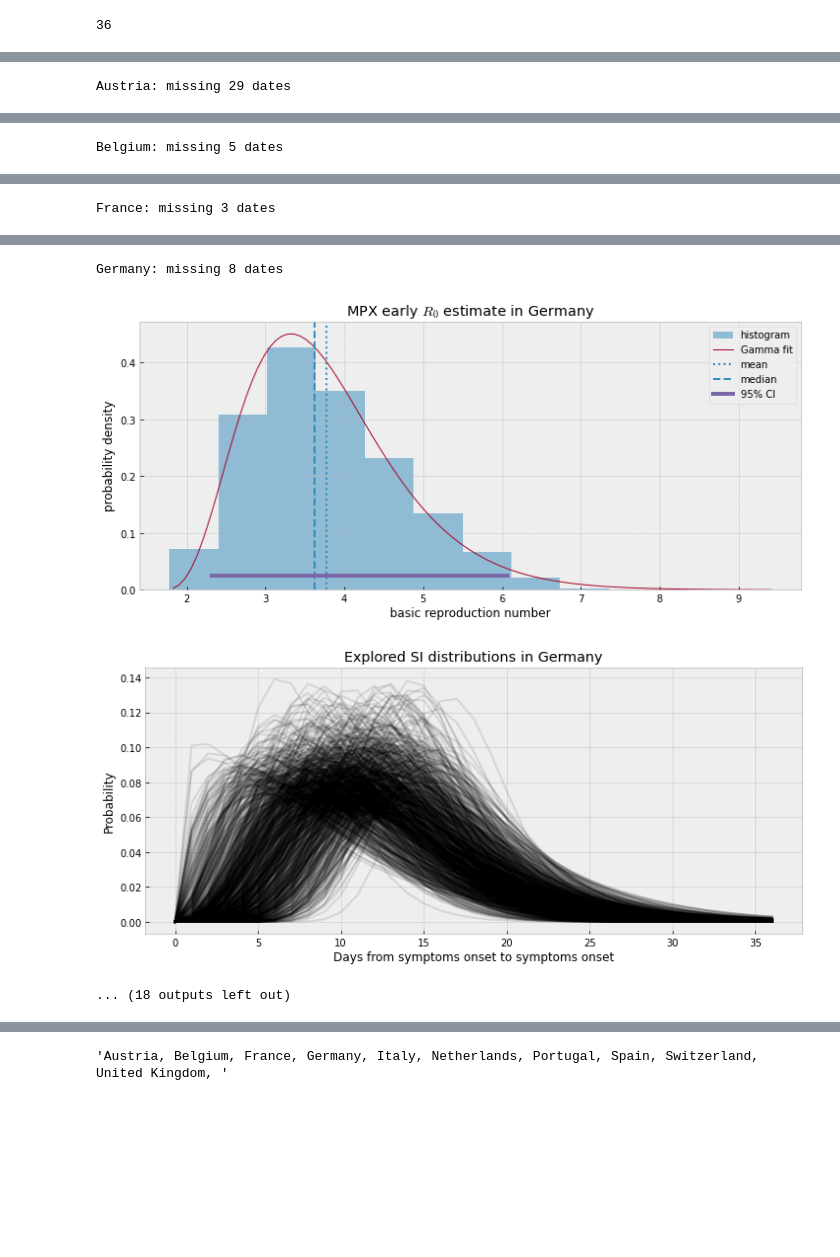
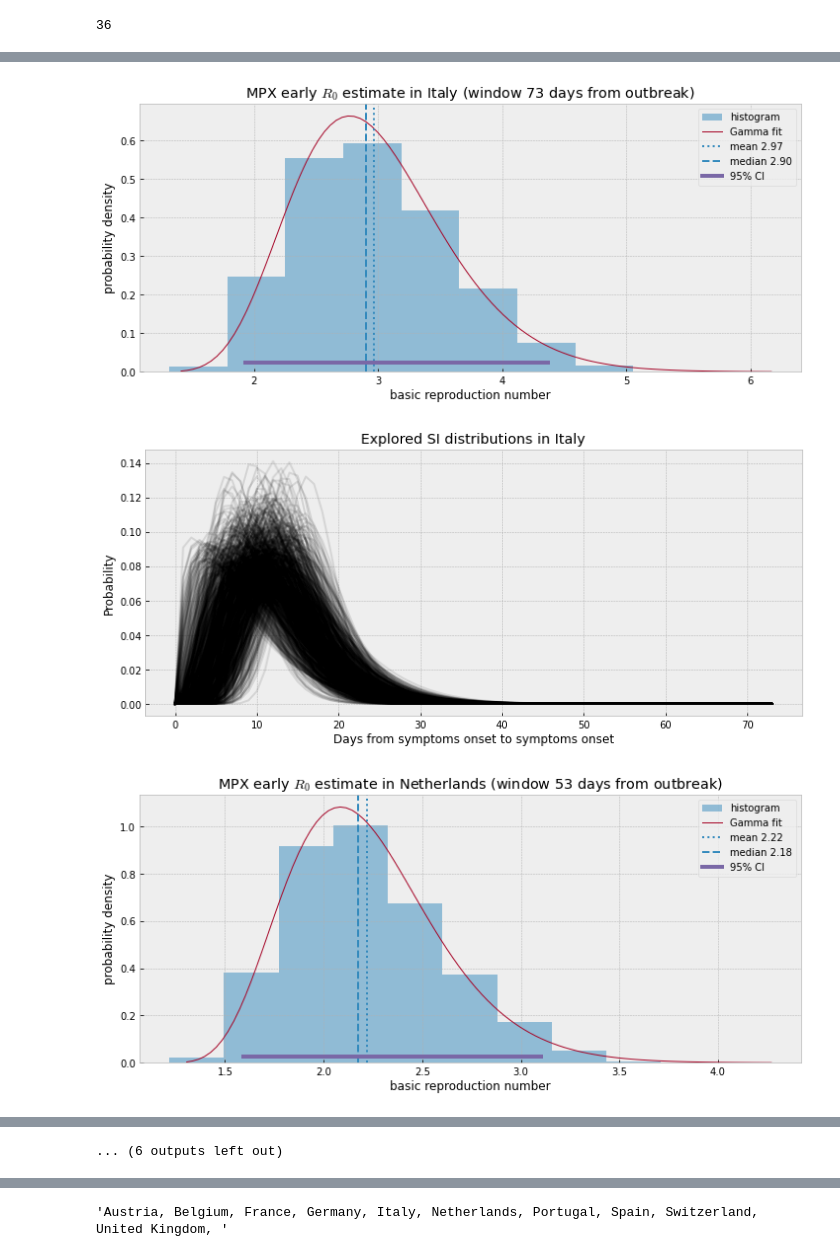
Before and after one commit to maxdevblock/Monkeypox_R0_Europe, a Jupyter notebook: R0_EU.ipynb, the cells around one changed output, grey strips where cells are left out. Drawn from its saved outputs; the diff is of its cells as text; code cells hidden in the pictures; blank space fills up the shorter version.

```diff
--- a/R0_EU.ipynb
+++ b/R0_EU.ipynb
@@ -34,14 +34,12 @@ WARNINGS = {
     "country": [],
     "1st cases": [],
     "max incidence": [],
-    "missing dates": [],
     "length": []
 }
 DATA = {
     "country": [],
     "1st cases": [],
     "max incidence": [],
-    "missing dates": [],
     "length": [],
     "max_date": [],
 }
@@ -65,19 +63,9 @@ for c in df.Country.unique():
     else:
         WARNINGS["max incidence"].append("")
 
-    missing_dates = pd.date_range(_df.index[0], _df.index[-1]).difference(
-        _df.index
-    )
-    missing_dates_num = missing_dates.size
-    DATA["missing dates"].append(missing_dates_num)
-    if missing_dates_num:
-        WARNINGS["missing dates"].append("WARN")
-    else:
-        I = _df
-        WARNINGS["missing dates"].append("")
-
     WARNINGS["length"].append("")
     DATA["length"].append(np.NaN)
+
     DATA["max_date"].append(np.datetime64('NaT'))
 # %%
 WARNINGS = pd.DataFrame(WARNINGS)
@@ -450,24 +685,19 @@ def estimate_R0(incidence, country, T=28,
 RR = None
 Rs = []
 
-for country in countries:
-    _df = df[df.Country==country]
-    missing_dates = pd.date_range(_df.index[0], _df.index[-1]).difference(
-        _df.index
-    )
-    missing_dates_num = missing_dates.size
-    print(f"{country}: missing {missing_dates_num} dates")
-    if missing_dates_num:
-        I = _df.resample("D").mean().interpolate(method="pchip")
-        I["Cases"] = np.ceil(I.Cases).astype(int)
-    else:
-        I = _df
+for country in DF.Country.unique():
+    I = DF[DF.Country==country]
+
+    T = int(DATA.loc[DATA.country==country, "length"].values[0])
+    #T = I.Cases.argmax()
 
     R = estimate_R0(
         I, country,
-        T=int(DATA.loc[DATA.country==country, "length"].values[0]),
+        T=T,
         muLo=7.55, muUp=17.29,
         sdLo=2.88, sdUp=7.26
+        #muLo=12.42-.01, muUp=12.41+.01, #test
+        #sdLo=5.07-.01, sdUp=5.07+.01, #test
     )
     if RR is None:
         RR = R["stats"]
@@ -484,13 +714,13 @@ for country in countries:
         fig, ax = plt.subplots(figsize=(12, 5))
         plt.hist(R["samples"], alpha=.5, density=True, label="histogram")
         plt.plot(R_x, R_y, lw=1, label="Gamma fit")
-        plt.axvline(R_dis.mean(), ls=":", label="mean")
-        plt.axvline(R_dis.median(), ls="--", label="median")
+        plt.axvline(R_dis.mean(), ls=":", label=f"mean {R_dis.mean():.2f}")
+        plt.axvline(R_dis.median(), ls="--", label=f"median {R_dis.median():.2f}")
         R_lo = R_dis.ppf(.025)
         R_up = R_dis.ppf(.975)
         plt.plot([R_lo, R_up], [.025, .025], lw=4, label="95% CI")
         plt.legend()
-        plt.title(f"MPX early $R_0$ estimate in {country}")
+        plt.title(f"MPX early $R_0$ estimate in {country} (window {T} days from outbreak)")
         plt.xlabel("basic reproduction number")
         plt.ylabel("probability density")
         fig.savefig(f"plots/figure2/R0 {country}.pdf", bbox_inches="tight")
@@ -506,4 +736,3 @@ for country in countries:
         fig.savefig(f"plots/figure3/SI_{country}.pdf", bbox_inches="tight")
         plt.show()
 # %% [output]
-Austria: missing 29 dates
@@ -512 +740,0 @@ Austria: missing 29 dates
-Belgium: missing 5 dates
@@ -515 +742,0 @@ Belgium: missing 5 dates
-France: missing 3 dates
@@ -518,4 +745,3 @@ France: missing 3 dates
-Germany: missing 8 dates
-[figure, old version]
+[figure, new version]
-[figure, old version]
+[figure, new version]
-... (18 outputs left out)
+[figure, added]
@@ -522,3 +751,4 @@ Germany: missing 8 dates
+... (6 outputs left out)
 # %%
 RR
 # %% [output]
```
Also changed, not shown: parts of 54 cells of this notebook, 44 other files.
